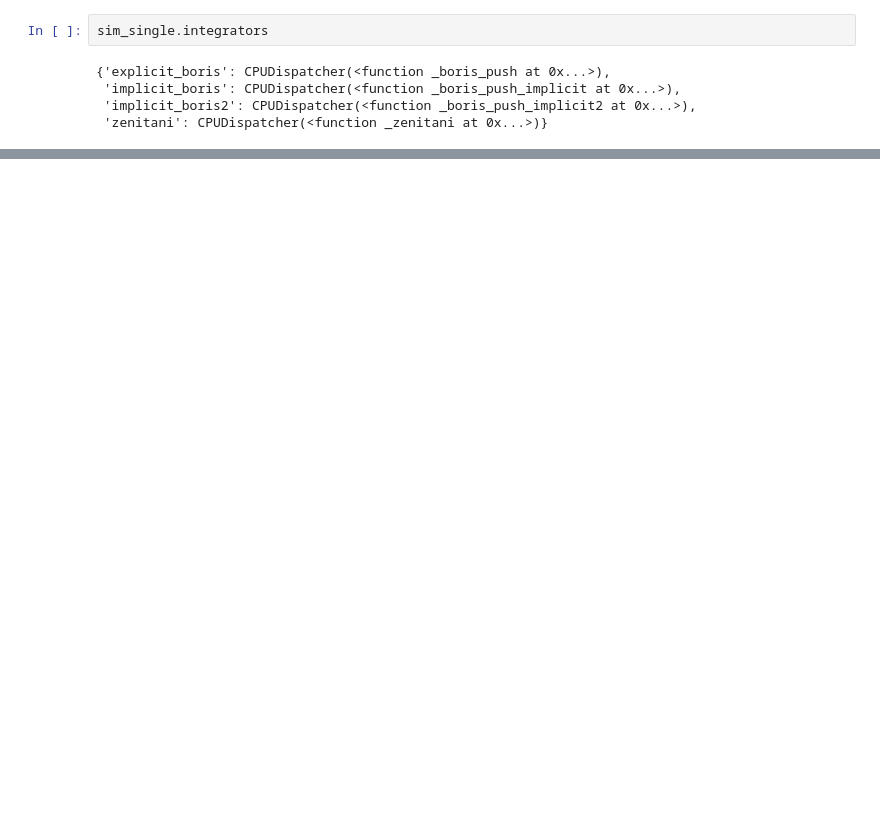
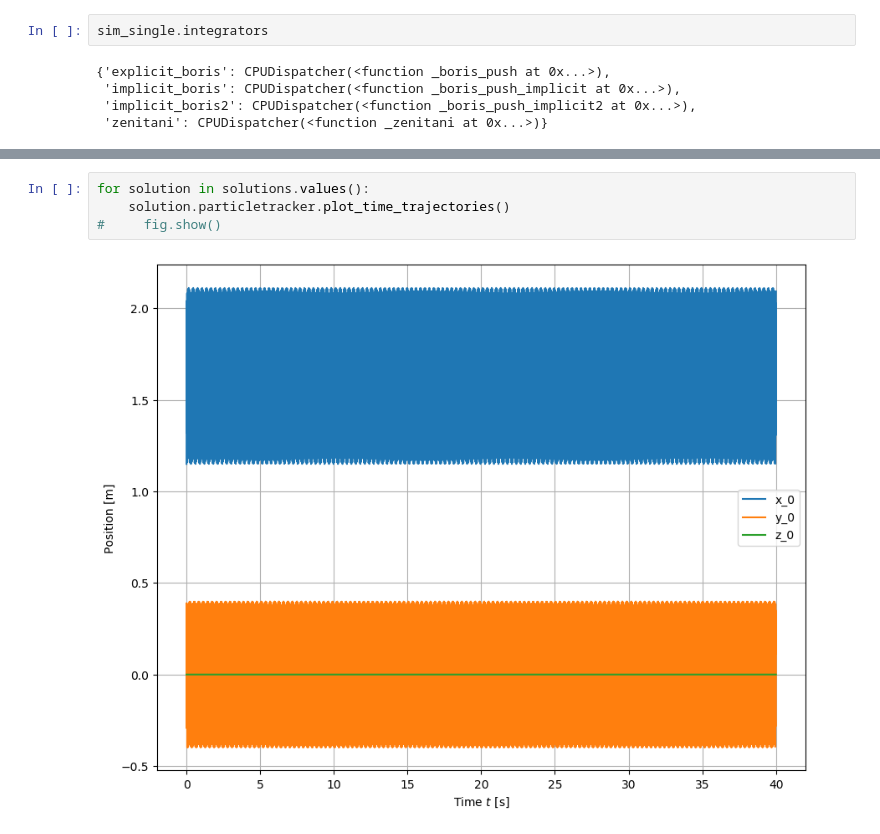
Before and after one commit to PlasmaPy/PlasmaPy, a Jupyter notebook: notebooks/ParticlesAroundLoop.ipynb, the cells around one changed output, grey strips where cells are left out. Drawn from its saved outputs; the diff is of its cells as text; blank space fills up the shorter version.

```diff
--- a/notebooks/ParticlesAroundLoop.ipynb
+++ b/notebooks/ParticlesAroundLoop.ipynb
@@ -126,0 +84,6 @@ implicit_boris2
+# %%
+for solution in solutions.values():
+    solution.particletracker.plot_time_trajectories()
+#     fig.show()
+# %% [output]
+[figure, added]
```
Also changed, not shown: parts of 13 cells of this notebook, 1 other file.
